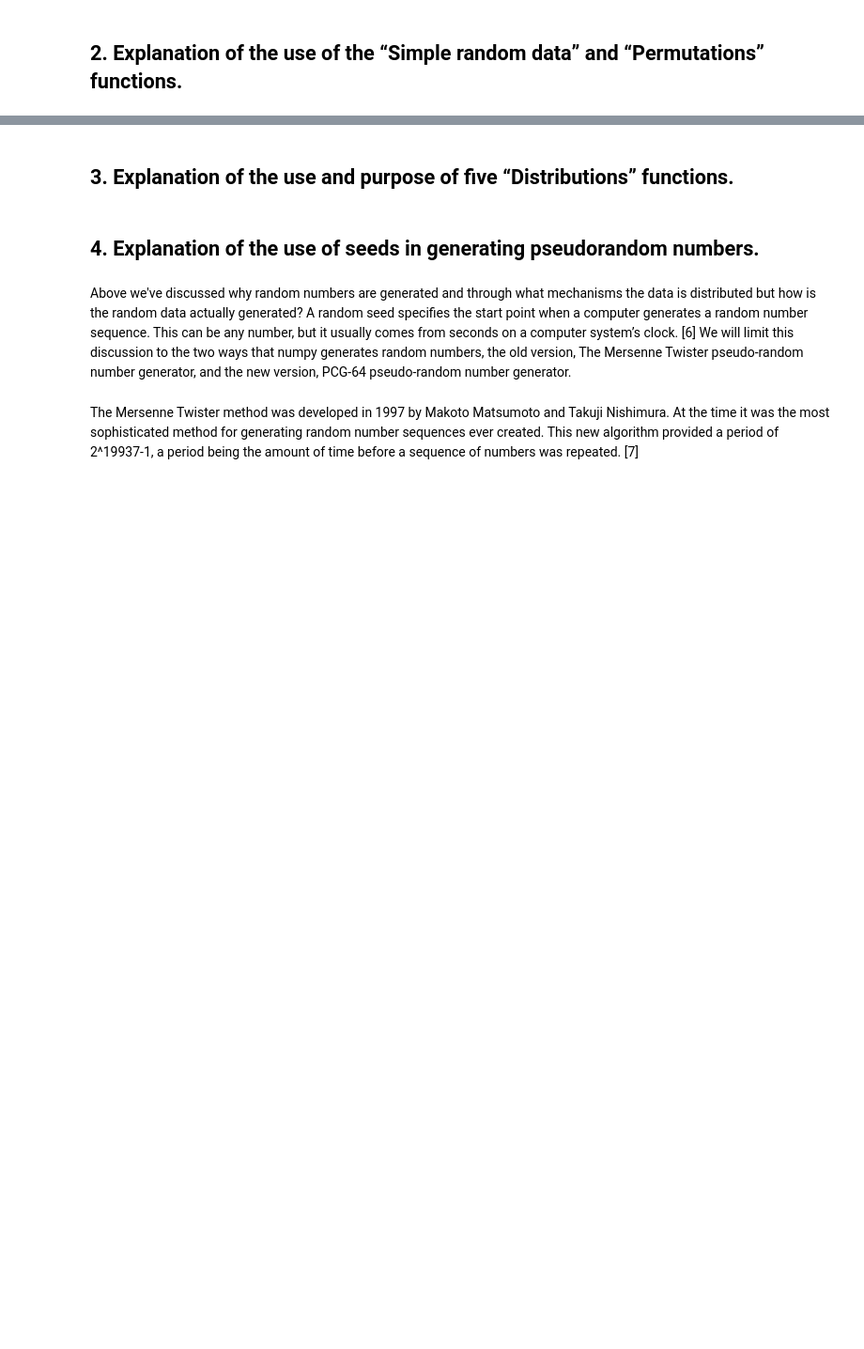
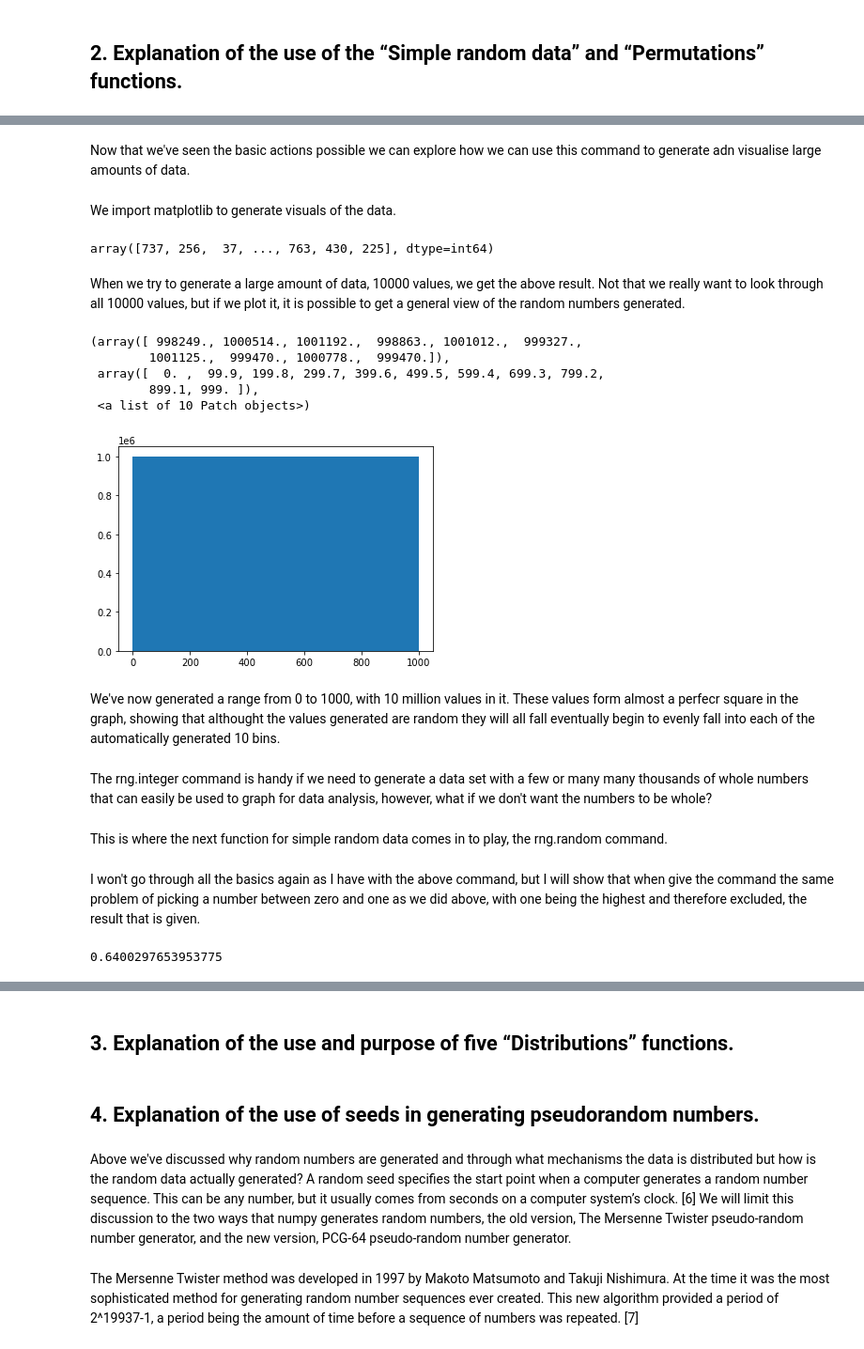
Before and after one commit to declanohara123/numpy-random, a Jupyter notebook: Numpy-Random Investigation.ipynb, the cells around one changed output, grey strips where cells are left out. Shown: that part at 94% size. Drawn from its saved outputs; the diff is of its cells as text; code cells hidden in the pictures; blank space fills up the shorter version.

```diff
--- a/Numpy-Random Investigation.ipynb
+++ b/Numpy-Random Investigation.ipynb
@@ -4,0 +14,3 @@
+# %%
+import numpy as np
+rng = np.random.default_rng()
@@ -4,0 +69,2 @@
+# %% [markdown]
+Now that we've seen the basic actions possible we can explore how we can use this command to generate adn visualise large amounts of data.
@@ -4,0 +73,30 @@
+# %% [markdown]
+We import matplotlib to generate visuals of the data.
+# %%
+rng.integers(0, 1000, size=10000)
+# %% [output]
+array([737, 256,  37, ..., 763, 430, 225], dtype=int64)
+# %% [markdown]
+When we try to generate a large amount of data, 10000 values, we get the above result. Not that we really want to look through all 10000 values, but if we plot it, it is possible to get a general view of the random numbers generated.
+# %%
+x = rng.integers(0, 1000, size=10000000)
+plt.hist(x)
+# %% [output]
+(array([ 998249., 1000514., 1001192.,  998863., 1001012.,  999327.,
+        1001125.,  999470., 1000778.,  999470.]),
+ array([  0. ,  99.9, 199.8, 299.7, 399.6, 499.5, 599.4, 699.3, 799.2,
+        899.1, 999. ]),
+ <a list of 10 Patch objects>)
+[figure, added]
+# %% [markdown]
+We've now generated a range from 0 to 1000, with 10 million values in it. These values form almost a perfecr square in the graph, showing that althought the values generated are random they will all fall eventually begin to evenly fall into each of the automatically generated 10 bins.
+# %% [markdown]
+The rng.integer command is handy if we need to generate a data set with a few or many many thousands of whole numbers that can easily be used to graph for data analysis, however, what if we don't want the numbers to be whole?
+# %% [markdown]
+This is where the next function for simple random data comes in to play, the rng.random command.
+# %% [markdown]
+I won't go through all the basics again as I have with the above command, but I will show that when give the command the same problem of picking a number between zero and one as we did above, with one being the highest and therefore excluded, the result that is given.
+# %%
+rng.random()
+# %% [output]
+0.6400297653953775
```
Also changed, not shown: parts of 51 cells of this notebook.
